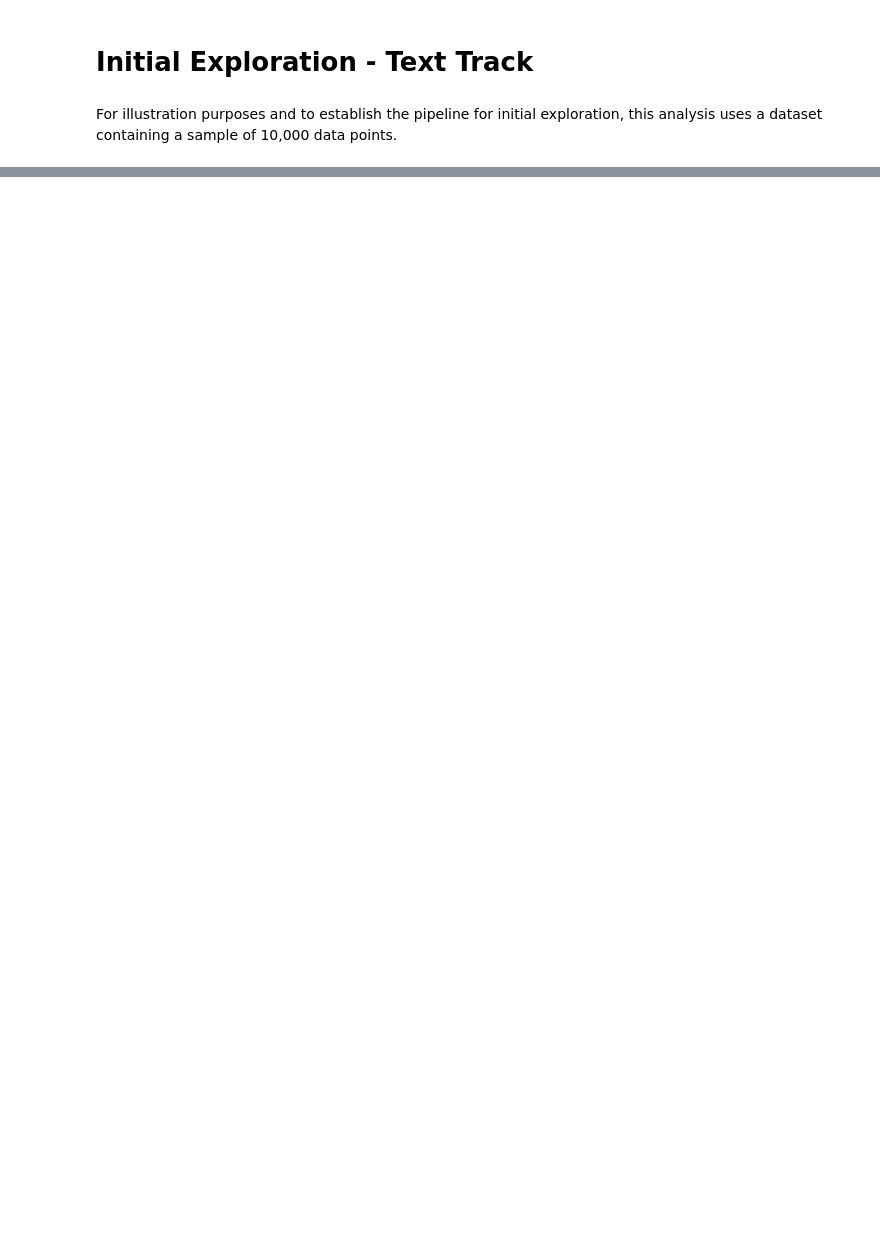
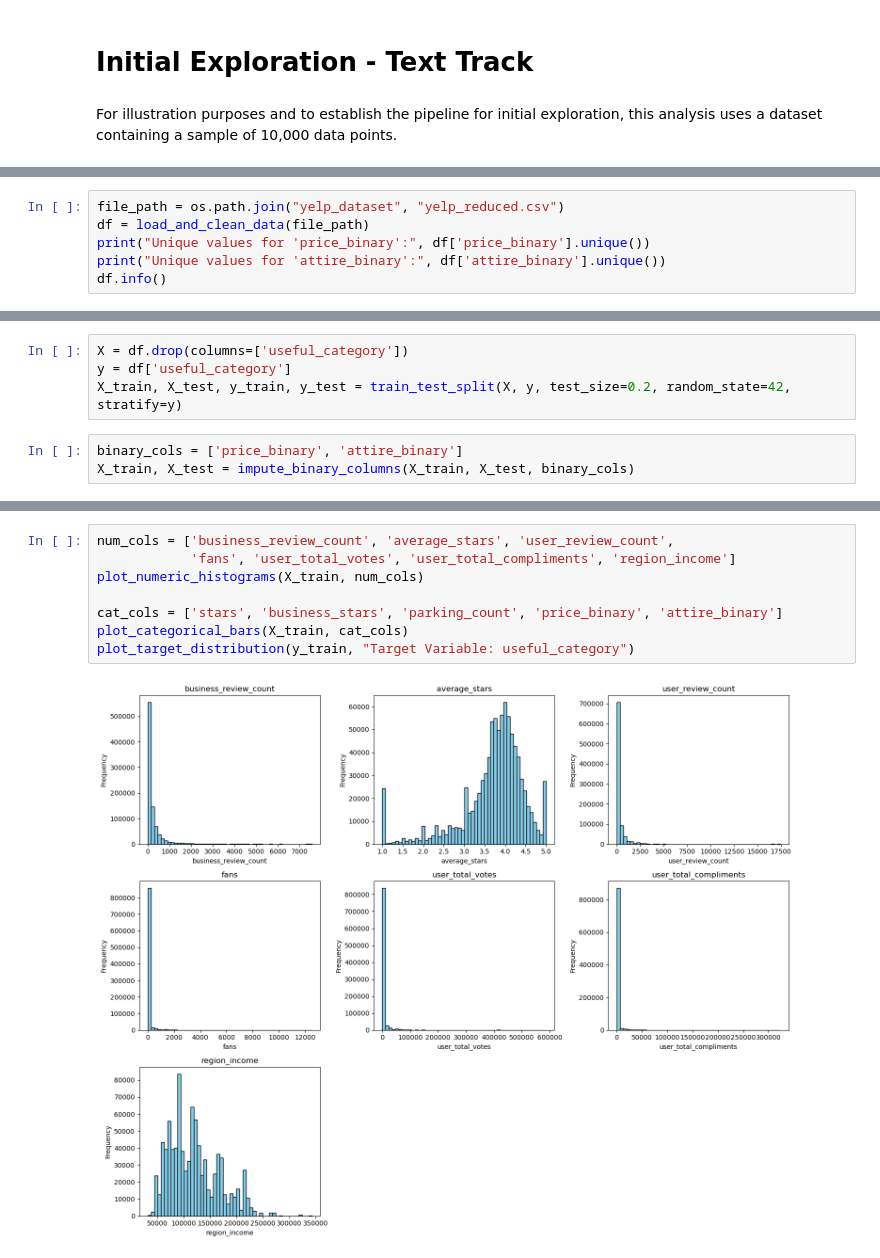
Before and after one commit to angelina-sjw/Math-148-Project, a Jupyter notebook: main.ipynb, the cells around one changed output, grey strips where cells are left out. Saved outputs shown, nothing was run; the diff lists cells and outputs as text; blank space fills up the shorter version.

```diff
--- a/main.ipynb
+++ b/main.ipynb
@@ -316,0 +20,6 @@ plt.show()
+# %%
+file_path = os.path.join("yelp_dataset", "yelp_reduced.csv")
+df = load_and_clean_data(file_path)
+print("Unique values for 'price_binary':", df['price_binary'].unique())
+print("Unique values for 'attire_binary':", df['attire_binary'].unique())
+df.info()
@@ -316,0 +44,7 @@ plt.show()
+# %%
+X = df.drop(columns=['useful_category'])
+y = df['useful_category']
+X_train, X_test, y_train, y_test = train_test_split(X, y, test_size=0.2, random_state=42, stratify=y)
+# %%
+binary_cols = ['price_binary', 'attire_binary']
+X_train, X_test = impute_binary_columns(X_train, X_test, binary_cols)
@@ -316,0 +63,10 @@ plt.show()
+# %%
+num_cols = ['business_review_count', 'average_stars', 'user_review_count',
+            'fans', 'user_total_votes', 'user_total_compliments', 'region_income']
+plot_numeric_histograms(X_train, num_cols)
+
+cat_cols = ['stars', 'business_stars', 'parking_count', 'price_binary', 'attire_binary']
+plot_categorical_bars(X_train, cat_cols)
+plot_target_distribution(y_train, "Target Variable: useful_category")
+# %% [output]
+[figure, added]
```
Also changed, not shown: parts of 25 cells of this notebook, 25 other files.
